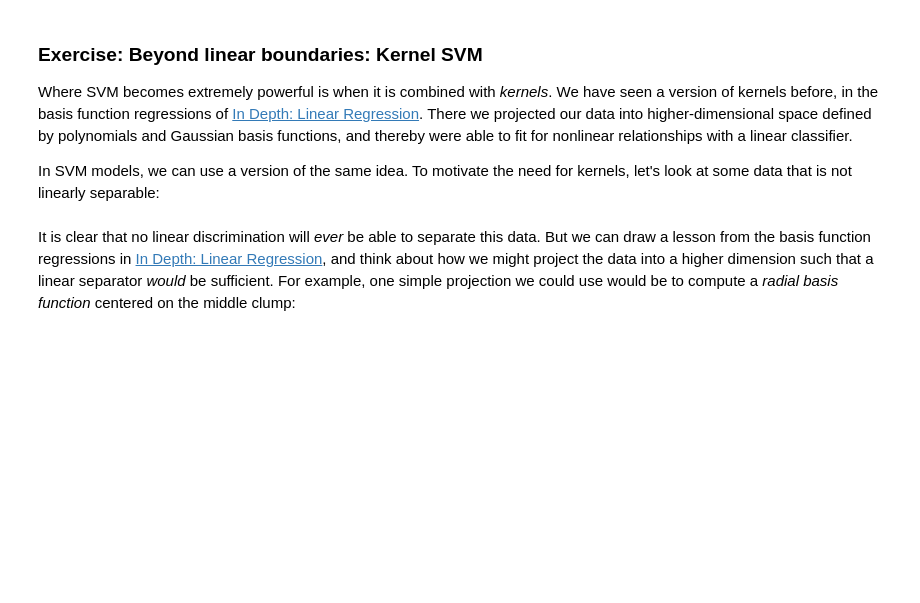
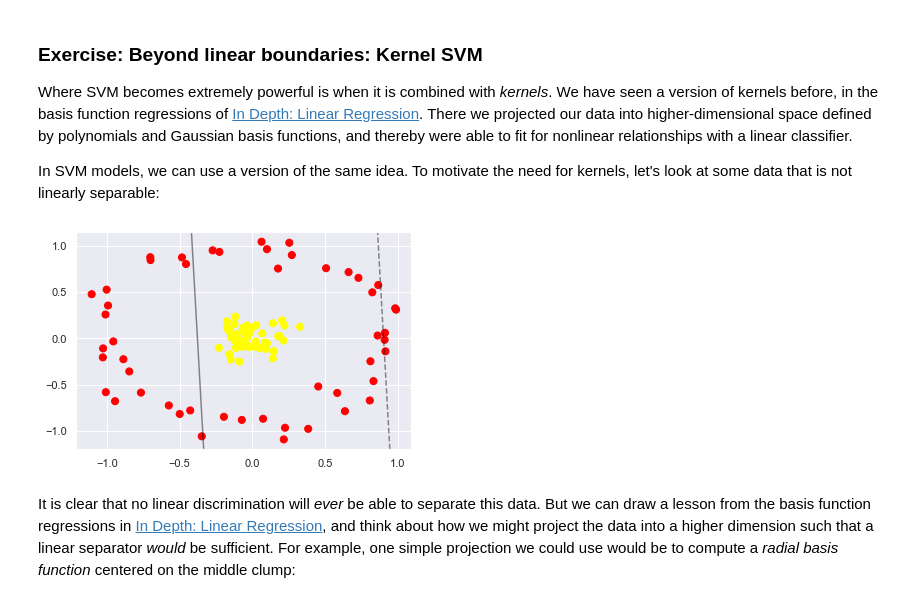
Before and after one commit to unmeshmali25/support_vector_machine_hands_on, a Jupyter notebook: 2_4_Support_Vector_Machines.ipynb, the cells around one changed output. Saved outputs shown, nothing was run; the diff lists cells and outputs as text; code cells hidden in the pictures; blank space fills up the shorter version.

Commit message:
Drawing decision boundaries for non-linear classification

```diff
--- a/2_4_Support_Vector_Machines.ipynb
+++ b/2_4_Support_Vector_Machines.ipynb
@@ -188,14 +188,17 @@ To motivate the need for kernels, let's look at some data that is not linearly s
 # %%
 # Generate concentrically distributed data with two classes
 from sklearn.datasets.samples_generator import make_circles
 X, y = make_circles(100, factor=.1, noise=.1)
 ### START CODE HERE ###
 # Train a support vector classifier with a linear kernel
 # on the features and target you just created
-clf = None
+clf = SVC(kernel = 'linear')
+clf.fit(X,y)
 ### END CODE HERE ###
 plt.scatter(X[:, 0], X[:, 1], c=y, s=50, cmap='autumn')
 plot_svc_decision_function(clf, plot_support=False);
+# %% [output]
+[figure, added]
 # %% [markdown]
 It is clear that no linear discrimination will *ever* be able to separate this data.
 But we can draw a lesson from the basis function regressions in [In Depth: Linear Regression](05.06-Linear-Regression.ipynb), and think about how we might project the data into a higher dimension such that a linear separator *would* be sufficient.
```
Also changed, not shown: parts of 7 cells of this notebook.
